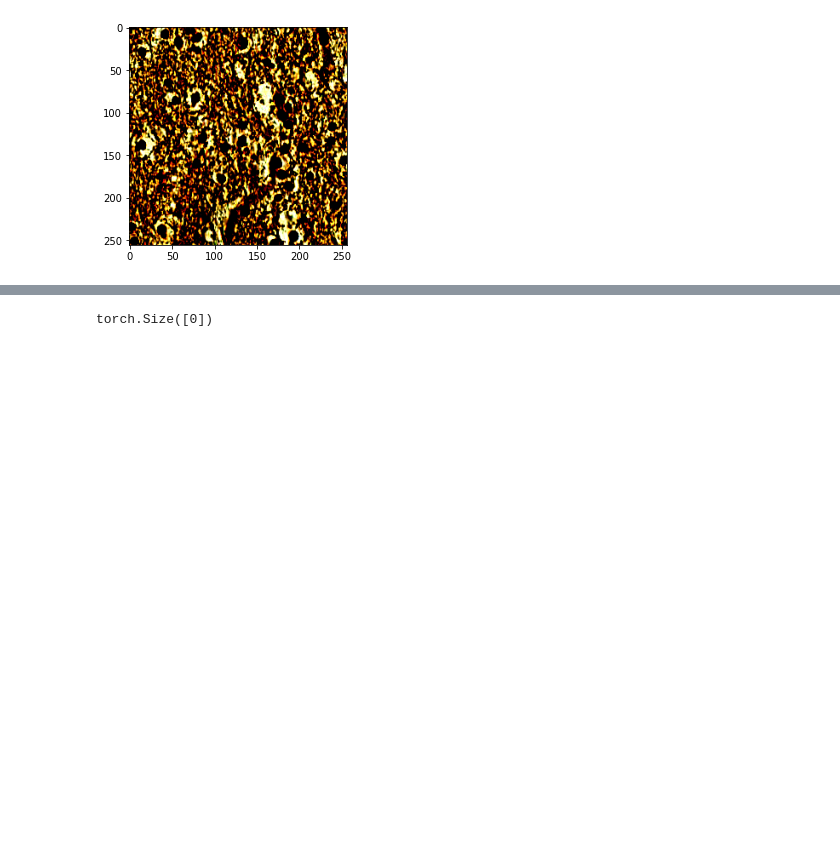
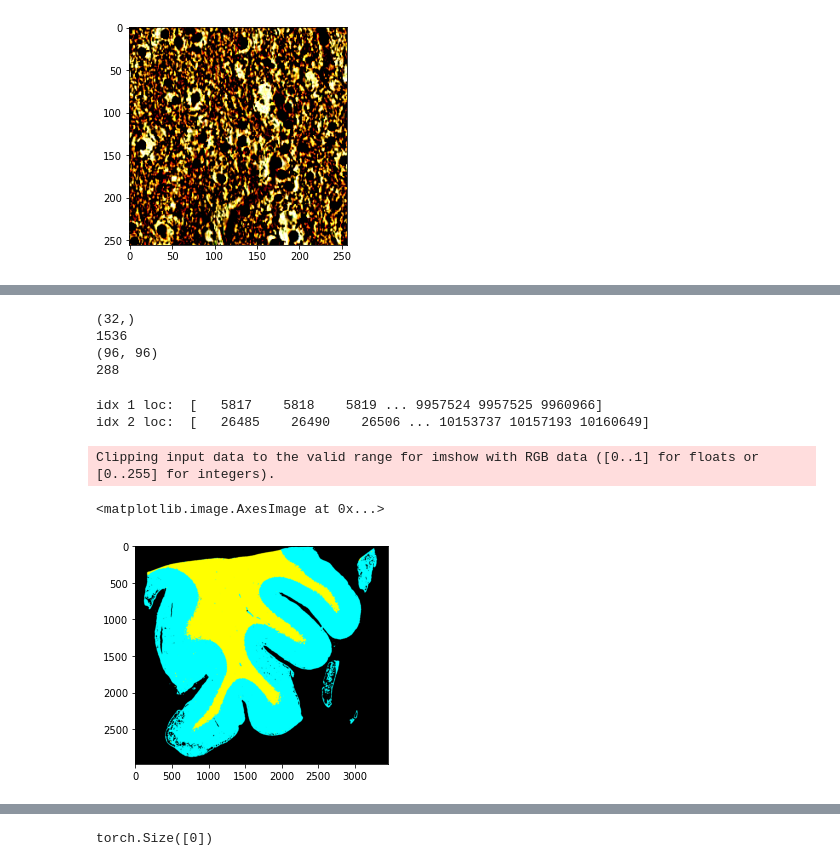
Before and after one commit to henrrydegee/plaquebox-paper, a Jupyter notebook: 3) Visualization - Prediction Confidence Heatmaps.ipynb, the cells around one changed output, grey strips where cells are left out. Saved outputs shown, nothing was run; the diff lists cells and outputs as text; code cells hidden in the pictures; blank space fills up the shorter version.

Commit message:
Fixing Missing Rows in Brainseg

```diff
--- a/3) Visualization - Prediction Confidence Heatmaps.ipynb
+++ b/3) Visualization - Prediction Confidence Heatmaps.ipynb
@@ -294,0 +321,32 @@ for filename in filenames:
+# %%
+def np2rgb(nums) :
+    # Converts 2D array with {0,1,2} into RGB
+    # to determine different segmentation areas
+    # and saves image at given directory
+    #
+    # Input:
+    #   nums: 2D-NumPy Array containing classification
+    #   save_dir: string indicating save location
+
+    nums = np.repeat(nums[:,:, np.newaxis], 3, axis=2)
+
+    # nums[:,:,0] = RED, nums[:,:,1] = Green, nums[:,:,2] = Blue
+    idx_1 = np.where(nums[:,:,0] == 2)  # Index of label 1 (WM)
+    print("idx 1 loc: ", np.ravel_multi_index(idx_1, nums[:,:,0].shape))
+#     print("idx 1 shape", idx_1.shape)
+    idx_2 = np.where(nums[:,:,0] == 1)  # Index of label 2 (GM)
+    print("idx 2 loc: ", np.ravel_multi_index(idx_2, nums[:,:,0].shape))
+
+    # For label 0, leave as black color
+    # For label 1, set to cyan color: R0G255B255
+    nums[:,:,0].flat[np.ravel_multi_index(idx_1, nums[:,:,0].shape)] = 0
+    nums[:,:,1].flat[np.ravel_multi_index(idx_1, nums[:,:,1].shape)] = 255
+    nums[:,:,2].flat[np.ravel_multi_index(idx_1, nums[:,:,2].shape)] = 255
+    # For label 2, set to yellow color: R255G255B0
+    nums[:,:,0].flat[np.ravel_multi_index(idx_2, nums[:,:,0].shape)] = 255
+    nums[:,:,1].flat[np.ravel_multi_index(idx_2, nums[:,:,1].shape)] = 255
+    nums[:,:,2].flat[np.ravel_multi_index(idx_2, nums[:,:,2].shape)] = 0
+
+#     nums = nums.astype(np.uint8) # PIL save only accepts uint8 {0,..,255}
+
+    return nums
@@ -294,0 +377,24 @@ for filename in filenames:
+# %%
+print(output_class[i,j*32:(j+1)*32].shape)
+print(img_size)
+print(output_class.shape)
+print(len(dataloader))
+# %% [output]
+(32,)
+1536
+(96, 96)
+288
+# %%
+SAVE_TESTER_DIR = 'data/brainseg_tester/numpy/'
+np_file = np.load(SAVE_TESTER_DIR + filenames[0] + ".npy")
+rgb_np = np2rgb(np_file.astype(np.float32))
+
+import matplotlib.pyplot as plt
+%matplotlib inline
+plt.imshow(rgb_np)
+# %% [output]
+idx 1 loc:  [   5817    5818    5819 ... 9957524 9957525 9960966]
+idx 2 loc:  [   26485    26490    26506 ... 10153737 10157193 10160649]
+Clipping input data to the valid range for imshow with RGB data ([0..1] for floats or [0..255] for integers).
+<matplotlib.image.AxesImage at 0x...>
+[figure, added]
```
Also changed, not shown: parts of 5 cells of this notebook, 1 other file.
